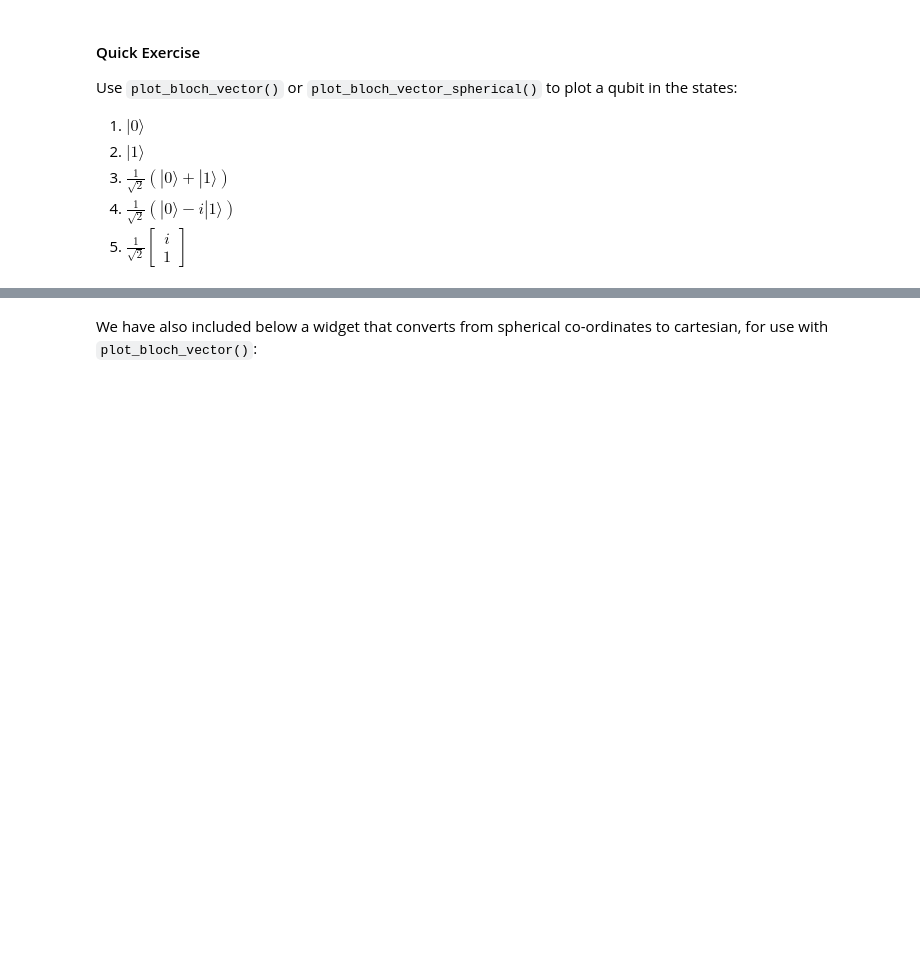
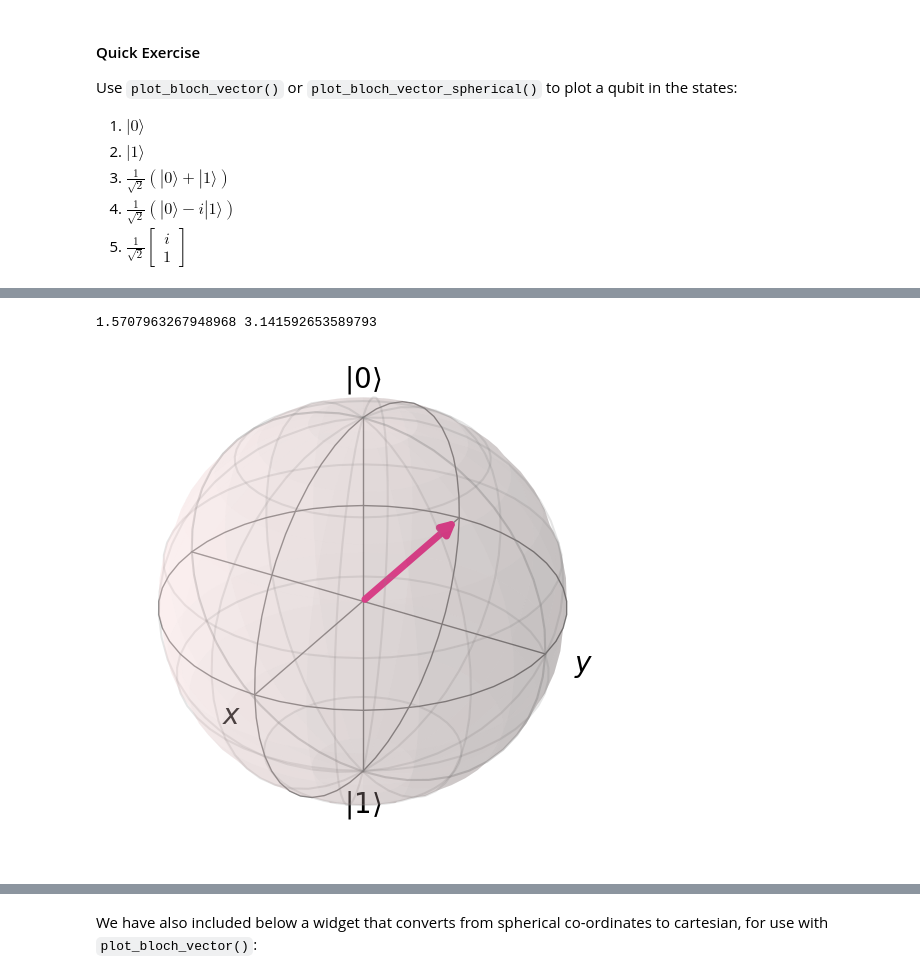
Before and after one commit to yuttai/qiskit-textbook, a Jupyter notebook: content/ch-states/representing-qubit-states.ipynb, the cells around one changed output, grey strips where cells are left out. Saved outputs shown, nothing was run; the diff lists cells and outputs as text; code cells hidden in the pictures; blank space fills up the shorter version.

```diff
--- a/content/ch-states/representing-qubit-states.ipynb
+++ b/content/ch-states/representing-qubit-states.ipynb
@@ -517,0 +521,5 @@ plot_statevector(1j / sqrt(2), 1 / sqrt(2))
+# %%
+plot_statevector(1 / sqrt(2), -1 / sqrt(2))
+# %% [output]
+1.5707963267948968 3.141592653589793
+[figure, added]
```
Also changed, not shown: parts of 11 cells of this notebook, 4 other files.
